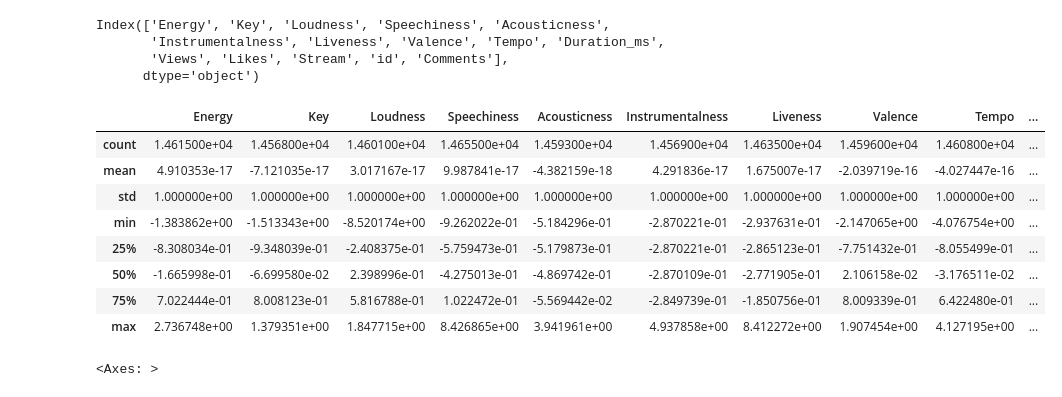
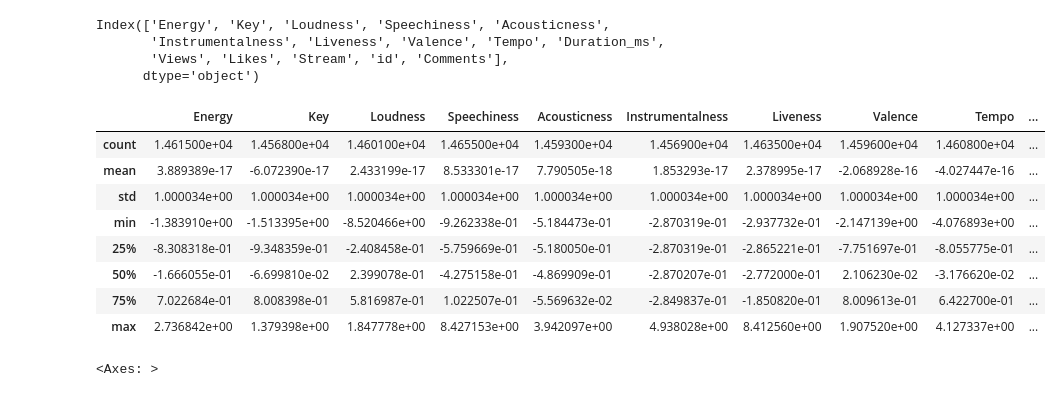
Before and after one commit to sormazabal/Konfusion, a Jupyter notebook: explo.ipynb, the cells around one changed output. Drawn from its saved outputs; the diff is of its cells as text; code cells hidden in the pictures.

```diff
--- a/explo.ipynb
+++ b/explo.ipynb
@@ -68,17 +78,15 @@ Index(['Energy', 'Key', 'Loudness', 'Speechiness', 'Acousticness',
        'Instrumentalness', 'Liveness', 'Valence', 'Tempo', 'Duration_ms',
        'Views', 'Likes', 'Stream', 'id', 'Comments'],
       dtype='object')
-# %%
-# normalize numeric columns
-numeric_cols_norm = (numeric_cols - numeric_cols.mean()) / numeric_cols.std()
-numeric_cols_norm.describe()
-# %% [output]
-|  | Energy | Key | Loudness | Speechiness | Acousticness | Instrumentalness | Liveness | Valence | Tempo | ... |
-| count | 1.461500e+04 | 1.456800e+04 | 1.460100e+04 | 1.465500e+04 | 1.459300e+04 | 1.456900e+04 | 1.463500e+04 | 1.459600e+04 | 1.460800e+04 | ... |
-| mean | 4.910353e-17 | -7.121035e-17 | 3.017167e-17 | 9.987841e-17 | -4.382159e-18 | 4.291836e-17 | 1.675007e-17 | -2.039719e-16 | -4.027447e-16 | ... |
-| std | 1.000000e+00 | 1.000000e+00 | 1.000000e+00 | 1.000000e+00 | 1.000000e+00 | 1.000000e+00 | 1.000000e+00 | 1.000000e+00 | 1.000000e+00 | ... |
-| min | -1.383862e+00 | -1.513343e+00 | -8.520174e+00 | -9.262022e-01 | -5.184296e-01 | -2.870221e-01 | -2.937631e-01 | -2.147065e+00 | -4.076754e+00 | ... |
-| 25% | -8.308034e-01 | -9.348039e-01 | -2.408375e-01 | -5.759473e-01 | -5.179873e-01 | -2.870221e-01 | -2.865123e-01 | -7.751432e-01 | -8.055499e-01 | ... |
-| 50% | -1.665998e-01 | -6.699580e-02 | 2.398996e-01 | -4.275013e-01 | -4.869742e-01 | -2.870109e-01 | -2.771905e-01 | 2.106158e-02 | -3.176511e-02 | ... |
-| 75% | 7.022444e-01 | 8.008123e-01 | 5.816788e-01 | 1.022472e-01 | -5.569442e-02 | -2.849739e-01 | -1.850756e-01 | 8.009339e-01 | 6.422480e-01 | ... |
-| max | 2.736748e+00 | 1.379351e+00 | 1.847715e+00 | 8.426865e+00 | 3.941961e+00 | 4.937858e+00 | 8.412272e+00 | 1.907454e+00 | 4.127195e+00 | ... |
+# %%
+x_train.describe()
+# %% [output]
+|  | Energy | Key | Loudness | Speechiness | Acousticness | Instrumentalness | Liveness | Valence | Tempo | ... |
+| count | 1.461500e+04 | 1.456800e+04 | 1.460100e+04 | 1.465500e+04 | 1.459300e+04 | 1.456900e+04 | 1.463500e+04 | 1.459600e+04 | 1.460800e+04 | ... |
+| mean | 3.889389e-17 | -6.072390e-17 | 2.433199e-17 | 8.533301e-17 | 7.790505e-18 | 1.853293e-17 | 2.378995e-17 | -2.068928e-16 | -4.027447e-16 | ... |
+| std | 1.000034e+00 | 1.000034e+00 | 1.000034e+00 | 1.000034e+00 | 1.000034e+00 | 1.000034e+00 | 1.000034e+00 | 1.000034e+00 | 1.000034e+00 | ... |
+| min | -1.383910e+00 | -1.513395e+00 | -8.520466e+00 | -9.262338e-01 | -5.184473e-01 | -2.870319e-01 | -2.937732e-01 | -2.147139e+00 | -4.076893e+00 | ... |
+| 25% | -8.308318e-01 | -9.348359e-01 | -2.408458e-01 | -5.759669e-01 | -5.180050e-01 | -2.870319e-01 | -2.865221e-01 | -7.751697e-01 | -8.055775e-01 | ... |
+| 50% | -1.666055e-01 | -6.699810e-02 | 2.399078e-01 | -4.275158e-01 | -4.869909e-01 | -2.870207e-01 | -2.772000e-01 | 2.106230e-02 | -3.176620e-02 | ... |
+| 75% | 7.022684e-01 | 8.008398e-01 | 5.816987e-01 | 1.022507e-01 | -5.569632e-02 | -2.849837e-01 | -1.850820e-01 | 8.009613e-01 | 6.422700e-01 | ... |
+| max | 2.736842e+00 | 1.379398e+00 | 1.847778e+00 | 8.427153e+00 | 3.942097e+00 | 4.938028e+00 | 8.412560e+00 | 1.907520e+00 | 4.127337e+00 | ... |
```
Also changed, not shown: parts of 9 cells of this notebook, 1 other file.
